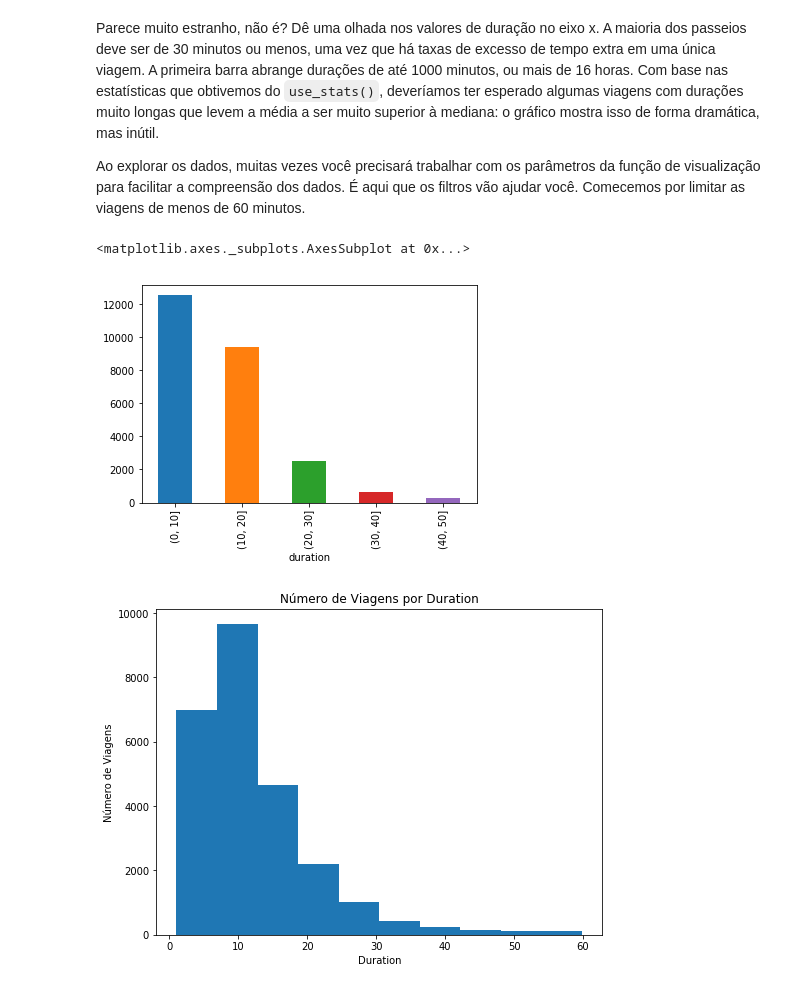
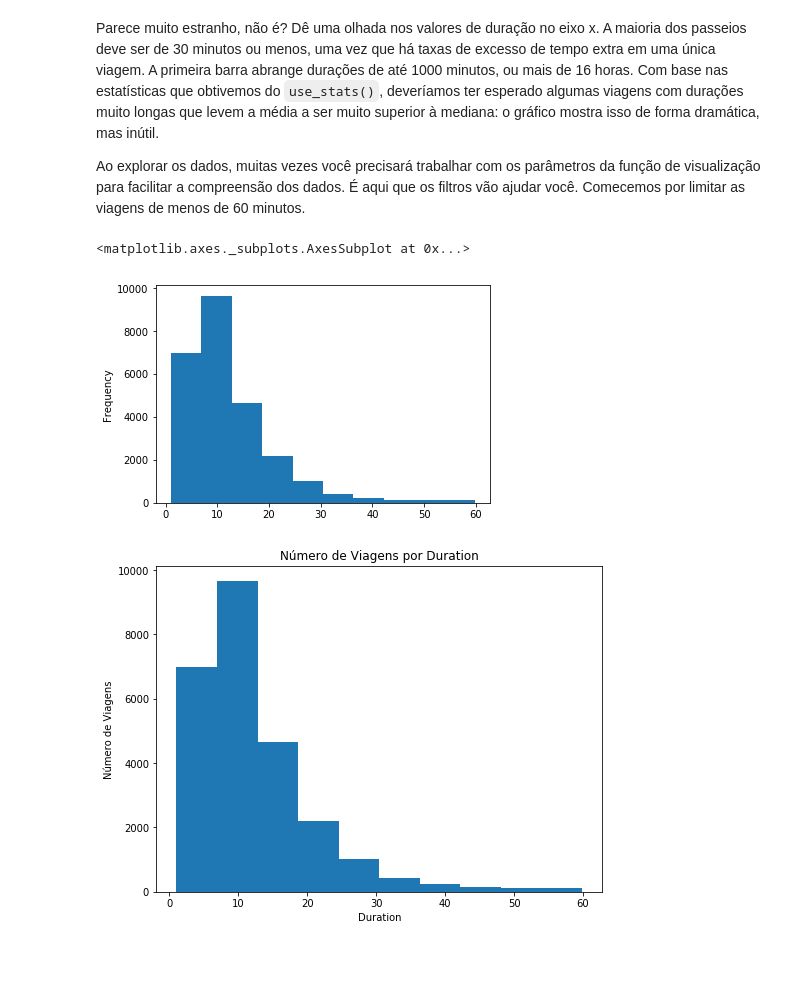
Before and after one commit to thiagojv/bikeshareanalysis, a Jupyter notebook: Analise_Bay_Area_Bike_Share-NDFDSI.ipynb, the cells around one changed output. Drawn from its saved outputs; the diff is of its cells as text; code cells hidden in the pictures; blank space fills up the shorter version.

```diff
--- a/Analise_Bay_Area_Bike_Share-NDFDSI.ipynb
+++ b/Analise_Bay_Area_Bike_Share-NDFDSI.ipynb
@@ -357,14 +354,10 @@ Parece muito estranho, não é? Dê uma olhada nos valores de duração no eixo
 Ao explorar os dados, muitas vezes você precisará trabalhar com os parâmetros da função de visualização para facilitar a compreensão dos dados. É aqui que os filtros vão ajudar você. Comecemos por limitar as  viagens de menos de 60 minutos.
 # %%
 # TODO: faça um gráfico de barras para os dados com duração inferior a 60 minutos.
-filtered = trip_data.query('duration < 60')
-group = pd.cut(filtered['duration'], np.arange(0, 60, 10))
-data = filtered.groupby(group).count()['subscription_type']
-
-data.plot(kind='bar')
+trip_data.query('duration < 60')['duration'].plot(kind='hist')
 # %% [output]
 <matplotlib.axes._subplots.AxesSubplot at 0x...>
-[figure, old version]
+[figure, new version]
 # %%
 # descomente a linha abaixo para verificar o gráfico esperado.
 usage_plot(trip_data, 'duration', ['duration < 60'])
```
Also changed, not shown: parts of 3 cells of this notebook, 3 other files.
